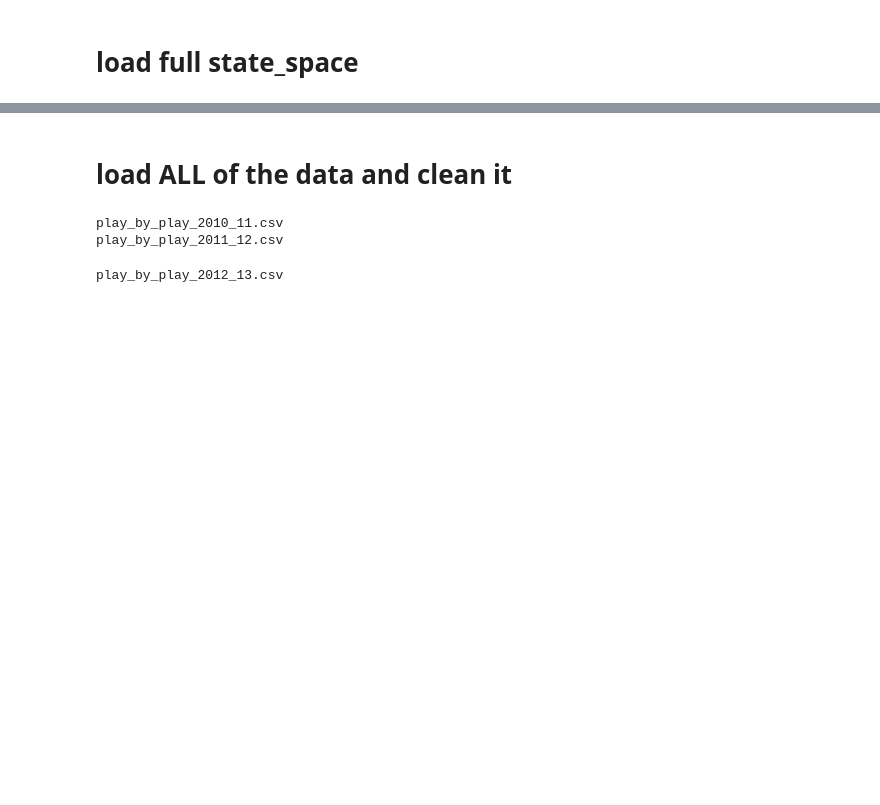
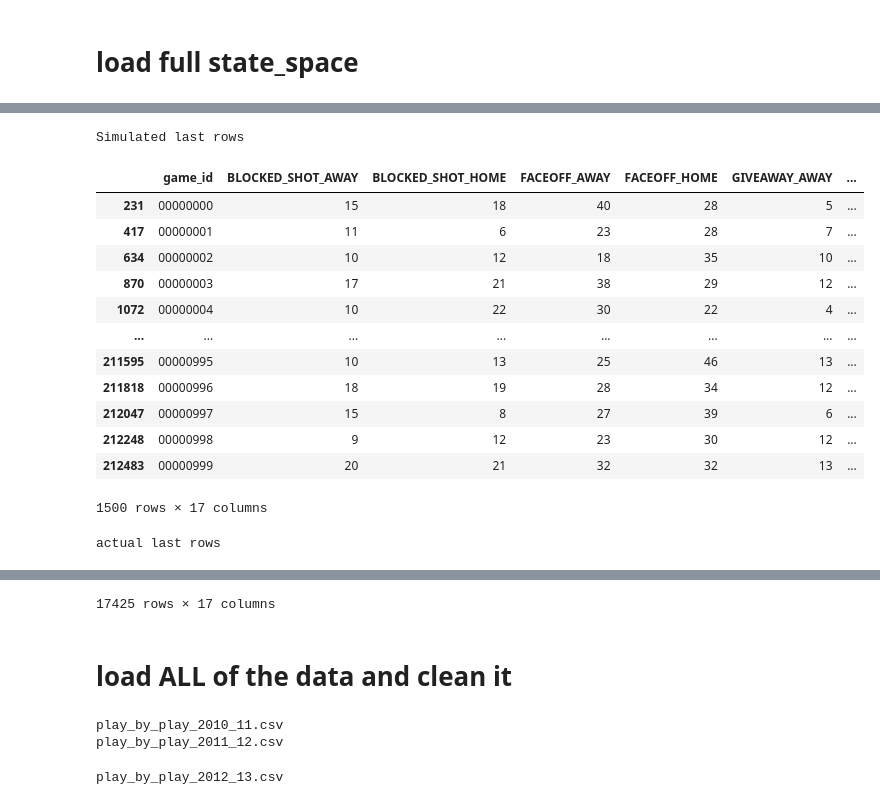
Before and after one commit to jeffxhansen/NHL_Win_Predictor, a Jupyter notebook: jeff.ipynb, the cells around one changed output, grey strips where cells are left out. Saved outputs shown, nothing was run; the diff lists cells and outputs as text; code cells hidden in the pictures; blank space fills up the shorter version.

```diff
--- a/jeff.ipynb
+++ b/jeff.ipynb
@@ -23,6 +27,6 @@ DATA_PATH = "data/play_by_play/"
 # load full state_space
 # %%
 from py_files.data_manager import create_state_space_opt
-df = create_state_space_opt('data/play_by_play/play_by_play_2010_11.csv', False)
+df = create_state_space_opt('data/play_by_play/play_by_play_full.feather', True)
 display(df)
 # %% [output]
@@ -41,0 +46,7 @@ display(df)
+# %%
+# load the simulated games
+simulations = pd.concat([
+    pd.read_feather('data/simulated_games/nohit_500.feather'),
+    pd.read_feather('data/simulated_games/nohit_1000.feather')
+])
+display(df)
@@ -41,0 +67,41 @@ display(df)
+# %%
+# create copies of the dataframes to make this cell re-runnable
+simulated = simulations.copy()
+actual = df.copy()
+
+# only keep the relvenat state columns
+state_cols = [c for c in actual.columns if 'STATE' in c]
+rel_cols = ['game_id'] + state_cols
+actual = actual[rel_cols]
+
+simulated_state_cols = [c.replace("STATE_", "") for c in state_cols]
+actual = actual.rename(columns={c: c.replace("STATE_", "") for c in state_cols})
+rel_cols = ['game_id'] + simulated_state_cols
+simulated = simulated[rel_cols]
+
+# only keep the last rows
+sim_last_rows = simulated['game_id'] != simulated['game_id'].shift(-1)
+simulated = simulated.loc[sim_last_rows, :]
+actual_last_rows = actual['game_id'] != actual['game_id'].shift(-1)
+actual = actual.loc[actual_last_rows, :]
+
+print("Simulated last rows")
+display(simulated)
+print("actual last rows")
+display(actual)
+# %% [output]
+Simulated last rows
+|  | game_id | BLOCKED_SHOT_AWAY | BLOCKED_SHOT_HOME | FACEOFF_AWAY | FACEOFF_HOME | GIVEAWAY_AWAY | ... |
+| 231 | 00000000 | 15 | 18 | 40 | 28 | 5 | ... |
+| 417 | 00000001 | 11 | 6 | 23 | 28 | 7 | ... |
+| 634 | 00000002 | 10 | 12 | 18 | 35 | 10 | ... |
+| 870 | 00000003 | 17 | 21 | 38 | 29 | 12 | ... |
+| 1072 | 00000004 | 10 | 22 | 30 | 22 | 4 | ... |
+| ... | ... | ... | ... | ... | ... | ... | ... |
+| 211595 | 00000995 | 10 | 13 | 25 | 46 | 13 | ... |
+| 211818 | 00000996 | 18 | 19 | 28 | 34 | 12 | ... |
+| 212047 | 00000997 | 15 | 8 | 27 | 39 | 6 | ... |
+| 212248 | 00000998 | 9 | 12 | 23 | 30 | 12 | ... |
+| 212483 | 00000999 | 20 | 21 | 32 | 32 | 13 | ... |
+1500 rows × 17 columns
+actual last rows
@@ -41,0 +120 @@ display(df)
+17425 rows × 17 columns
```
Also changed, not shown: parts of 7 cells of this notebook, 1 other file.
